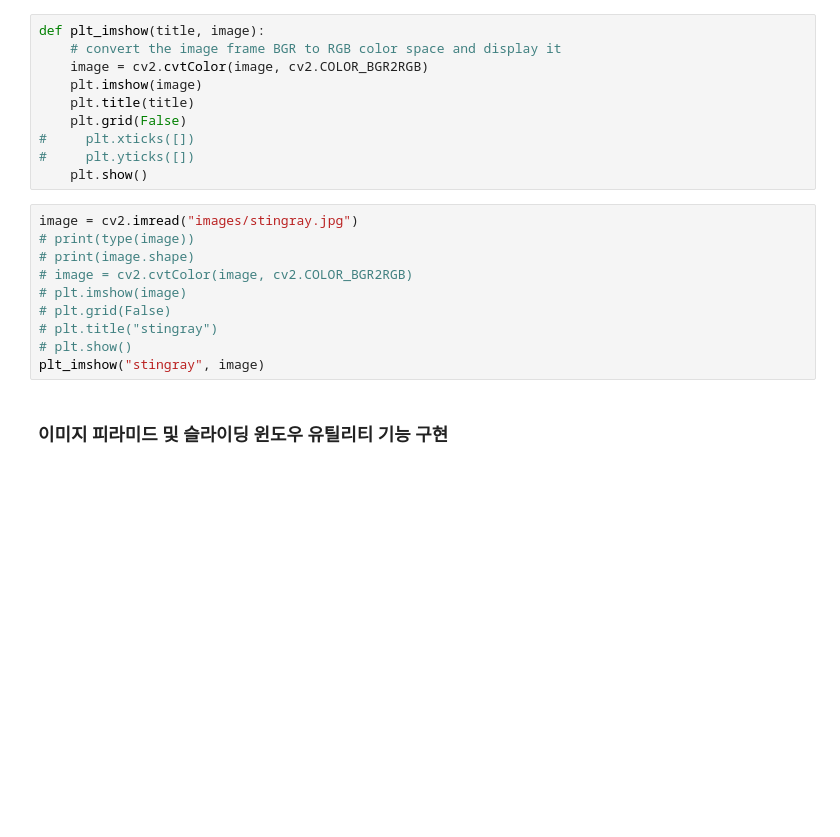
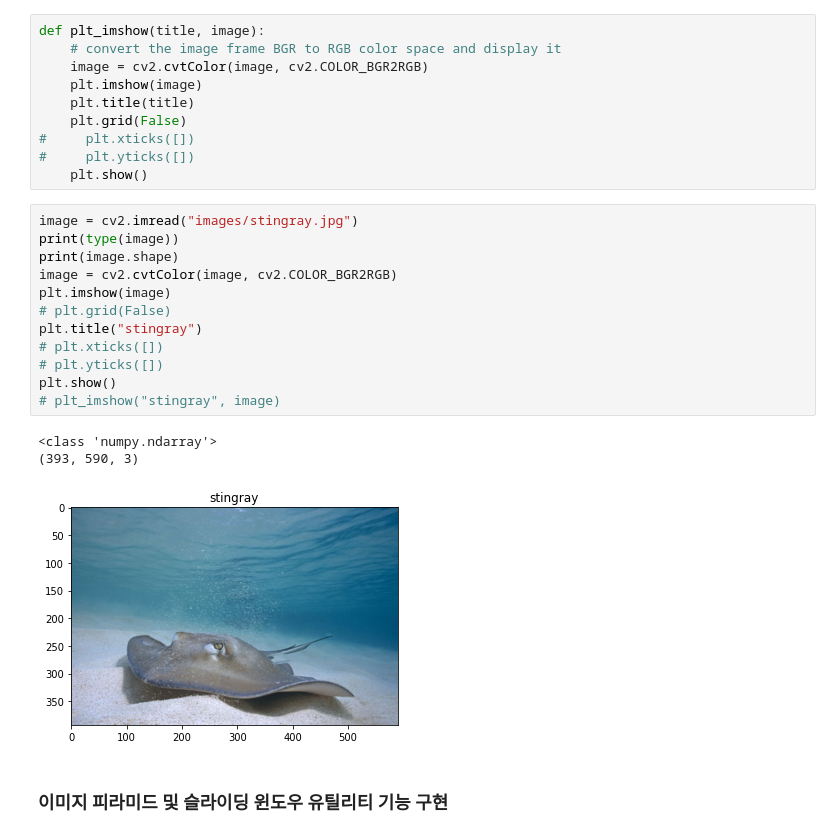
Before and after one commit to imguru-mooc/AI_VISION, a Jupyter notebook: 1_day/1.sliding_window/sliding_window.ipynb, the cells around one changed output. Drawn from its saved outputs; the diff is of its cells as text; blank space fills up the shorter version.

```diff
--- a/1_day/1.sliding_window/sliding_window.ipynb
+++ b/1_day/1.sliding_window/sliding_window.ipynb
@@ -35,13 +70,19 @@ def plt_imshow(title, image):
     plt.show()
 # %%
 image = cv2.imread("images/stingray.jpg")
-# print(type(image))
-# print(image.shape)
-# image = cv2.cvtColor(image, cv2.COLOR_BGR2RGB)
-# plt.imshow(image)
+print(type(image))
+print(image.shape)
+image = cv2.cvtColor(image, cv2.COLOR_BGR2RGB)
+plt.imshow(image)
 # plt.grid(False)
-# plt.title("stingray")
-# plt.show()
-plt_imshow("stingray", image)
+plt.title("stingray")
+# plt.xticks([])
+# plt.yticks([])
+plt.show()
+# plt_imshow("stingray", image)
+# %% [output]
+<class 'numpy.ndarray'>
+(393, 590, 3)
+[figure, added]
 # %% [markdown]
 ### 이미지 피라미드 및 슬라이딩 윈도우 유틸리티 기능 구현
```
Also changed, not shown: parts of 16 cells of this notebook, 2 other files.
